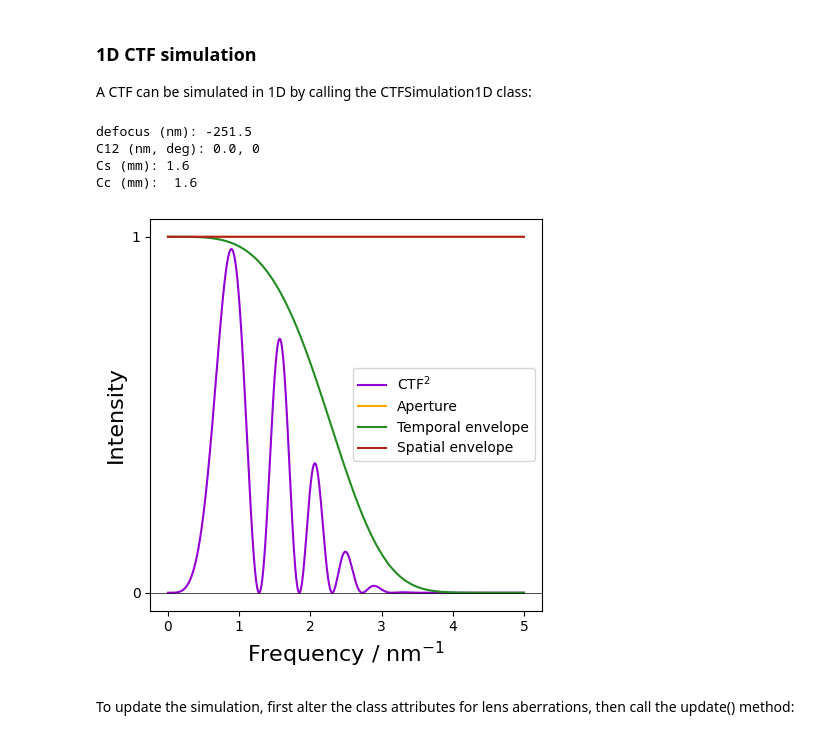
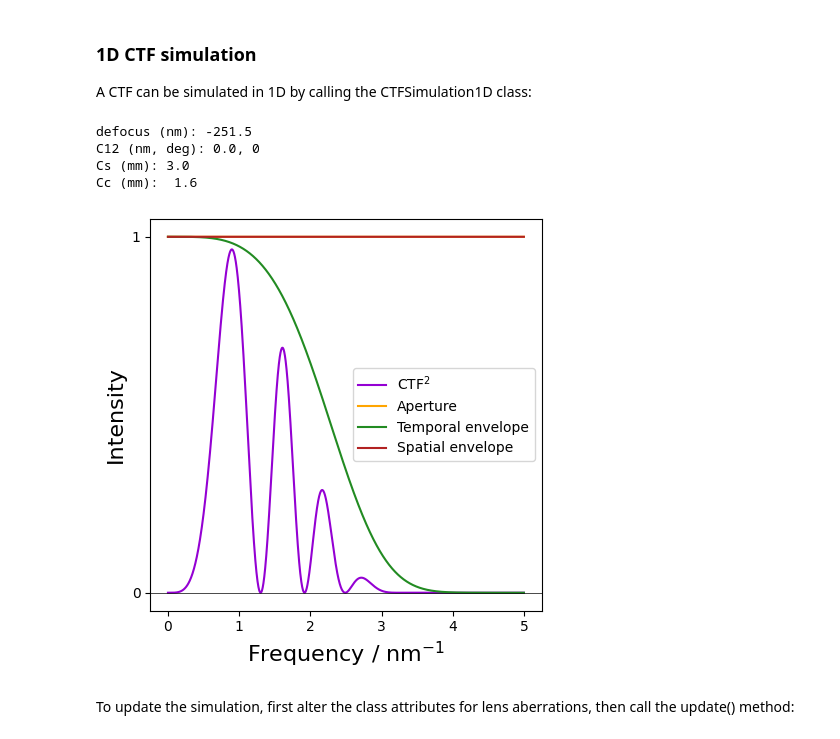
Before and after one commit to benweare/pyCTF, a Jupyter notebook: pyCTF_examples.ipynb, the cells around one changed output. Drawn from its saved outputs; the diff is of its cells as text; code cells hidden in the pictures.

```diff
--- a/pyCTF_examples.ipynb
+++ b/pyCTF_examples.ipynb
@@ -54,15 +52,19 @@ A CTF can be simulated in 1D by calling the CTFSimulation1D class:
 # %%
 from pyCTF.simulation import CTFSimulation1D
 
-CTF = CTFSimulation1D( 5.0, int(2000), 200, -251.5 )
+CTF = CTFSimulation1D( 5.0,
+                       int(2000),
+                       200,
+                       -251.5,
+                       Cs = 3.0)
 CTF.plot_ctf()
 CTF.print_aberrations()
 # %% [output]
 defocus (nm): -251.5
 C12 (nm, deg): 0.0, 0
-Cs (mm): 1.6
+Cs (mm): 3.0
 Cc (mm):  1.6
-[figure, old version]
+[figure, new version]
 # %% [markdown]
 To update the simulation, first alter the class attributes for lens aberrations, then call the update() method:
 # %%
```
Also changed, not shown: parts of 6 cells of this notebook, 2 other files.
